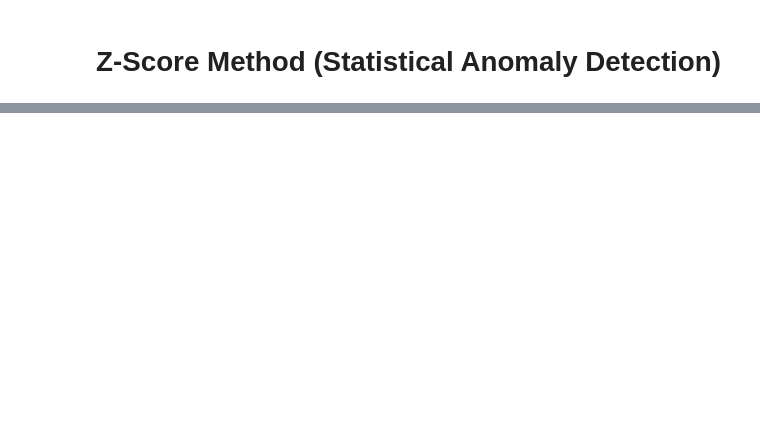
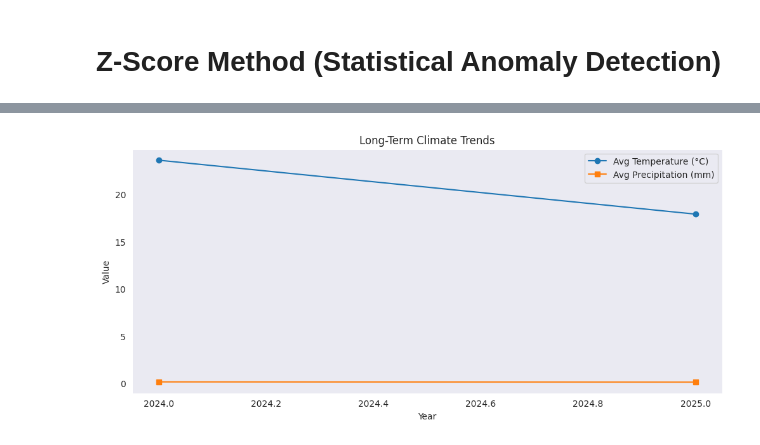
Before and after one commit to MbeleckBerle/pm-data-science, a Jupyter notebook: pm.ipynb, the cells around one changed output, grey strips where cells are left out. Drawn from its saved outputs; the diff is of its cells as text; code cells hidden in the pictures; blank space fills up the shorter version.

Commit message:
added climate and geographic trends

```diff
--- a/pm.ipynb
+++ b/pm.ipynb
@@ -422,0 +487,44 @@ Total anomalies detected using Autoencoder: 1174
+# %%
+# Imports
+import kagglehub
+from kagglehub import KaggleDatasetAdapter
+import pandas as pd
+import numpy as np
+import tensorflow as tf
+import matplotlib.pyplot as plt
+import seaborn as sns
+from statsmodels.tsa.arima.model import ARIMA
+from sklearn.metrics import mean_absolute_error, mean_squared_error
+from sklearn.preprocessing import MinMaxScaler
+from sklearn.ensemble import RandomForestRegressor, IsolationForest
+from tensorflow.keras.models import Sequential
+from tensorflow.keras.layers import LSTM, Dense, Dropout
+from scipy.stats import zscore
+import shap
+
+
+
+
+# Climate Analysis: Studying Long-term Climate Patterns
+
+import matplotlib.pyplot as plt
+
+# Convert last_updated column to datetime if necessary
+df['last_updated'] = pd.to_datetime(df['last_updated'])
+
+# Aggregate by year to study long-term trends
+df['year'] = df['last_updated'].dt.year
+climate_trends = df.groupby('year')[['temperature_celsius', 'precip_mm']].mean()
+
+# Plot long-term trends
+plt.figure(figsize=(12, 5))
+plt.plot(climate_trends.index, climate_trends['temperature_celsius'], label='Avg Temperature (°C)', marker='o')
+plt.plot(climate_trends.index, climate_trends['precip_mm'], label='Avg Precipitation (mm)', marker='s')
+plt.xlabel('Year')
+plt.ylabel('Value')
+plt.title('Long-Term Climate Trends')
+plt.legend()
+plt.grid()
+plt.show()
+# %% [output]
+[figure, added]
```
Also changed, not shown: parts of 15 cells of this notebook, 1 other file.
